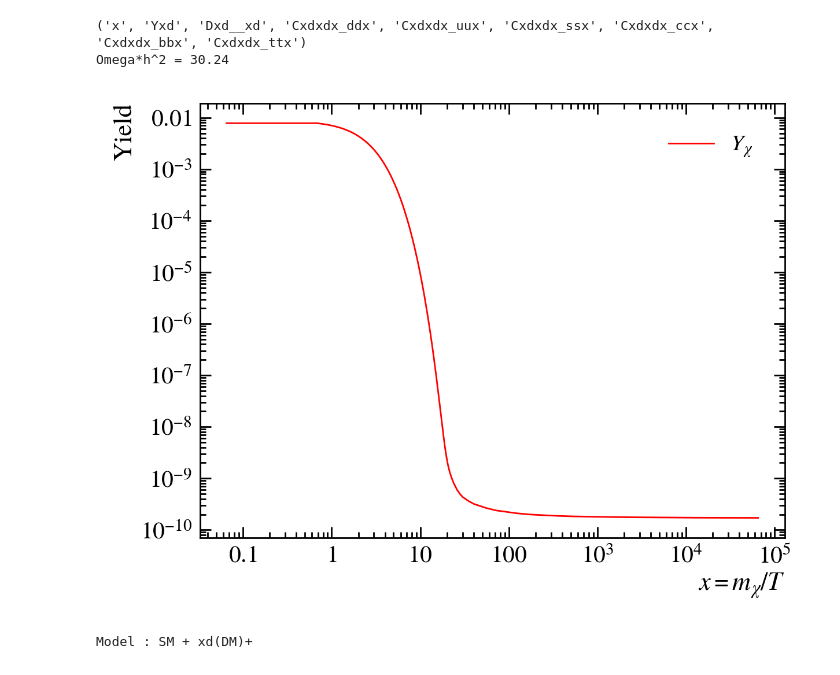
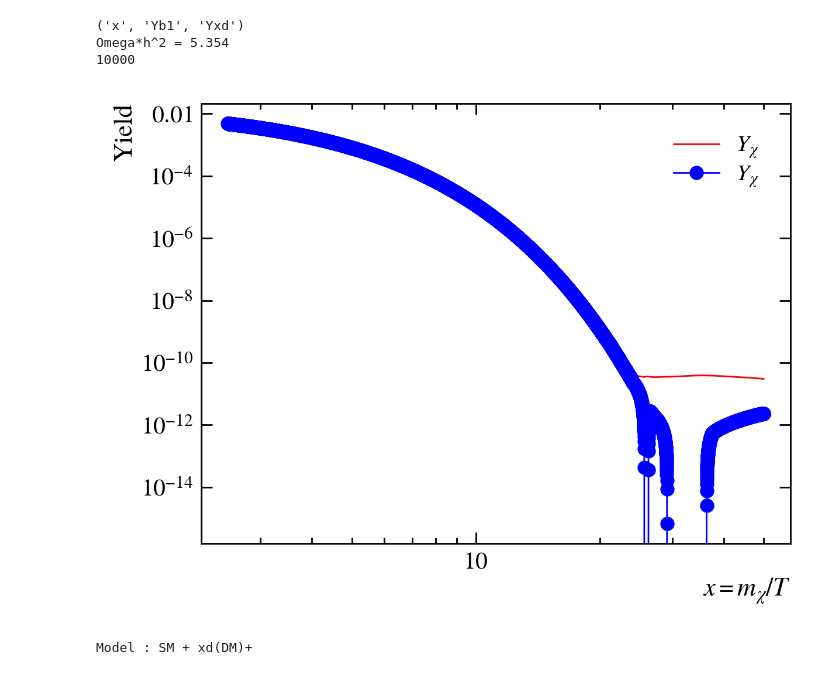
Before and after one commit to gabrielaalevi/DarkCalc, a Jupyter notebook: plotSolution.ipynb, the cells around one changed output. Saved outputs shown, nothing was run; the diff lists cells and outputs as text; code cells hidden in the pictures.

```diff
--- a/plotSolution.ipynb
+++ b/plotSolution.ipynb
@@ -9,27 +9,31 @@ try:
 except:
     print("mplhep not found. Falling back to default plot style")
 # %%
-solutionsFile = './solution.csv'
+solutionsFile = './solution_Coann.csv'
 # %%
 data = np.genfromtxt(solutionsFile,delimiter=',',names=True)
 print(data.dtype.names)
 omh2 = 0.12*data['Yxd'][-1]/(6.8e-13)
 print(f'Omega*h^2 = {omh2:1.4g}')
+print(len(data['x']))
 # %% [output]
-('x', 'Yxd', 'Dxd__xd', 'Cxdxdx_ddx', 'Cxdxdx_uux', 'Cxdxdx_ssx', 'Cxdxdx_ccx', 'Cxdxdx_bbx', 'Cxdxdx_ttx')
-Omega*h^2 = 30.24
+('x', 'Yb1', 'Yxd')
+Omega*h^2 = 5.354
+10000
 # %%
 # fig = plt.figure(figsize=(10,8))
 plt.plot(data['x'],data['Yxd'], 'r', linewidth=2, label = r'$Y_{\chi}$')
+plt.plot(data['x'],data['Yb1'], 'b', linewidth=2, label = r'$Y_{\chi}$',marker='o')
+
 plt.xlabel(r'$x = m_{\chi}/T$')
 plt.ylabel('Yield')
 
 plt.xscale('log')
 plt.yscale('log')
 plt.legend()
 plt.show()
 # %% [output]
-[figure, old version]
+[figure, new version]
 # %%
 mstr = 'Model : SM + xd(DM)'
 bsmParts = [ 'b1','b2','b3']
```
Also changed, not shown: 13 other files.
